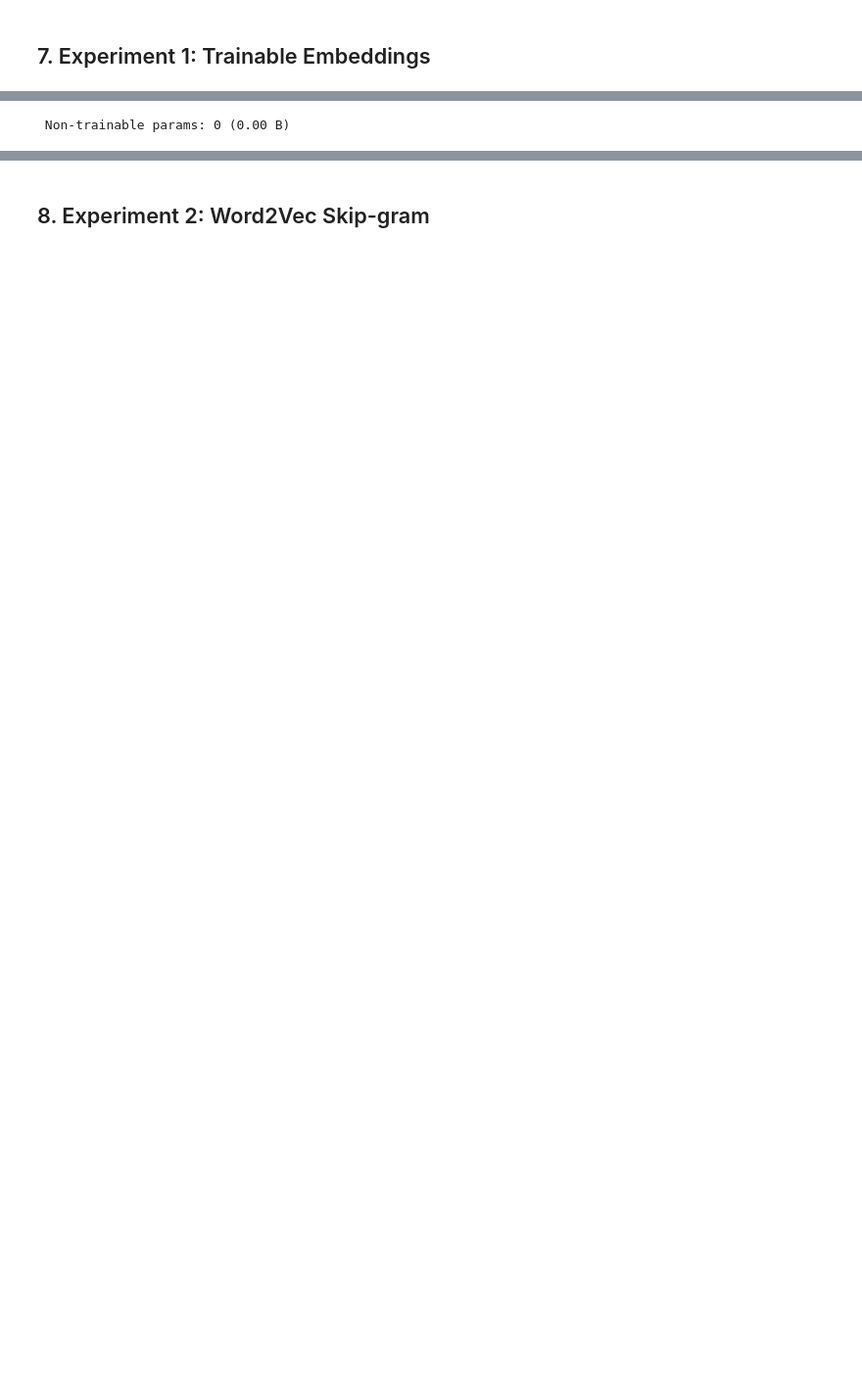
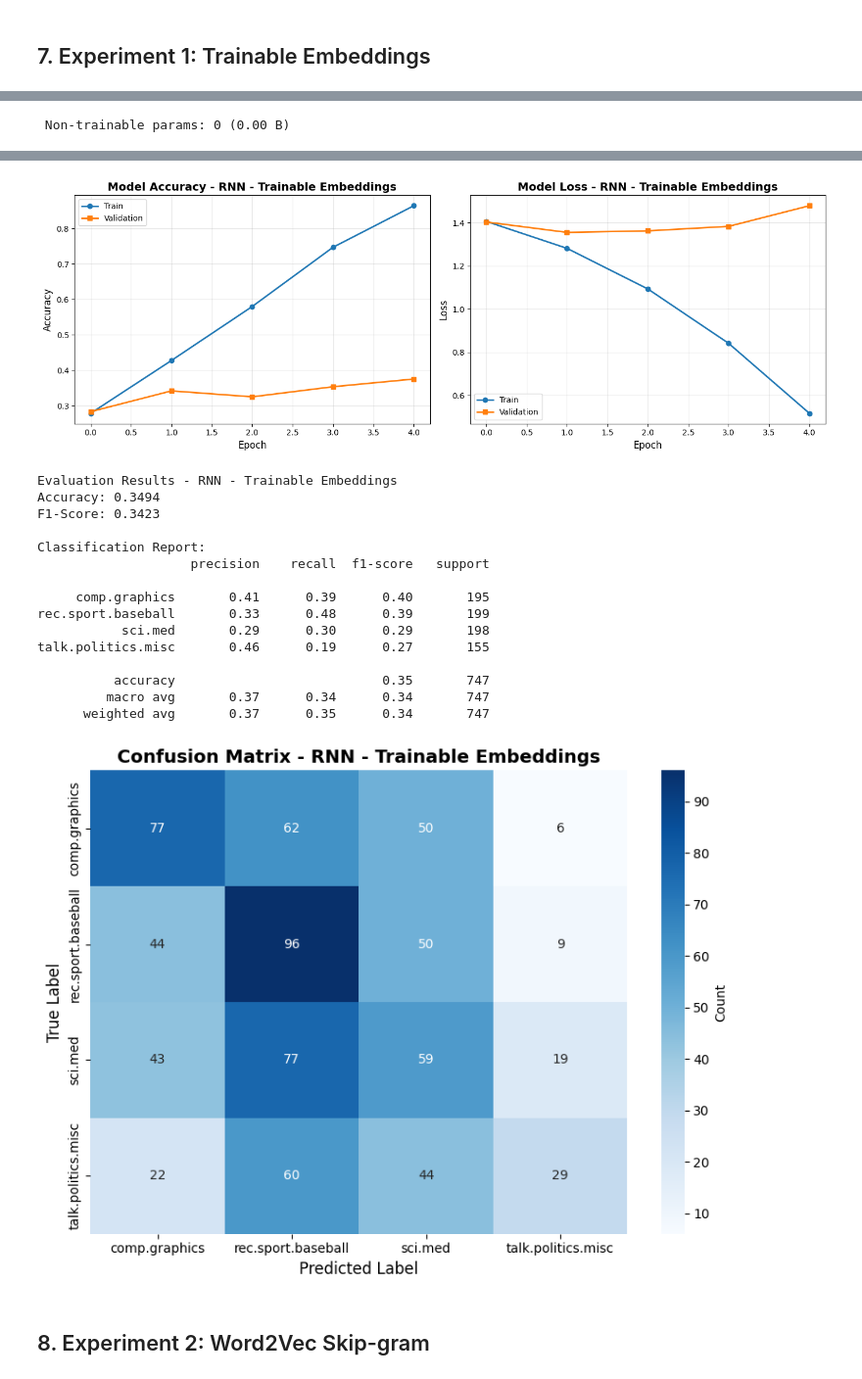
Before and after one commit to Mugisha-isaac/machine-learning-techniques-formative-2, a Jupyter notebook: RNN_Text_Classification_Embeddings.ipynb, the cells around one changed output, grey strips where cells are left out. Shown at 98% size. Drawn from its saved outputs; the diff is of its cells as text; code cells hidden in the pictures; blank space fills up the shorter version.

```diff
--- a/RNN_Text_Classification_Embeddings.ipynb
+++ b/RNN_Text_Classification_Embeddings.ipynb
@@ -211,6 +275,12 @@ history_trainable = model_trainable.fit(
     callbacks=[EarlyStopping(patience=3, restore_best_weights=True)],
     verbose=1
 )
+
+
+# Plot training history and evaluate
+
+plot_training_history(history_trainable, "RNN - Trainable Embeddings")
+accuracy_trainable, f1_trainable = evaluate_and_plot(model_trainable, X_test, y_test, "RNN - Trainable Embeddings")
 # %% [output]
 Model: "sequential"
 ┏━━━━━━━━━━━━━━━━━━━━━━━━━━━━━━━━━┳━━━━━━━━━━━━━━━━━━━━━━━━┳━━━━━━━━━━━━━━━┓
@@ -245,3 +313,20 @@ Epoch 6/10
+[figure, added]
+Evaluation Results - RNN - Trainable Embeddings
+Accuracy: 0.3494
+F1-Score: 0.3423
+
+Classification Report:
+                    precision    recall  f1-score   support
+
+     comp.graphics       0.41      0.39      0.40       195
+rec.sport.baseball       0.33      0.48      0.39       199
+           sci.med       0.29      0.30      0.29       198
+talk.politics.misc       0.46      0.19      0.27       155
+
+          accuracy                           0.35       747
+         macro avg       0.37      0.34      0.34       747
+      weighted avg       0.37      0.35      0.34       747
+[figure, added]
 # %% [markdown]
 ## 8. Experiment 2: Word2Vec Skip-gram
 # %%
```
Also changed, not shown: parts of 8 cells of this notebook, 1 other file.
